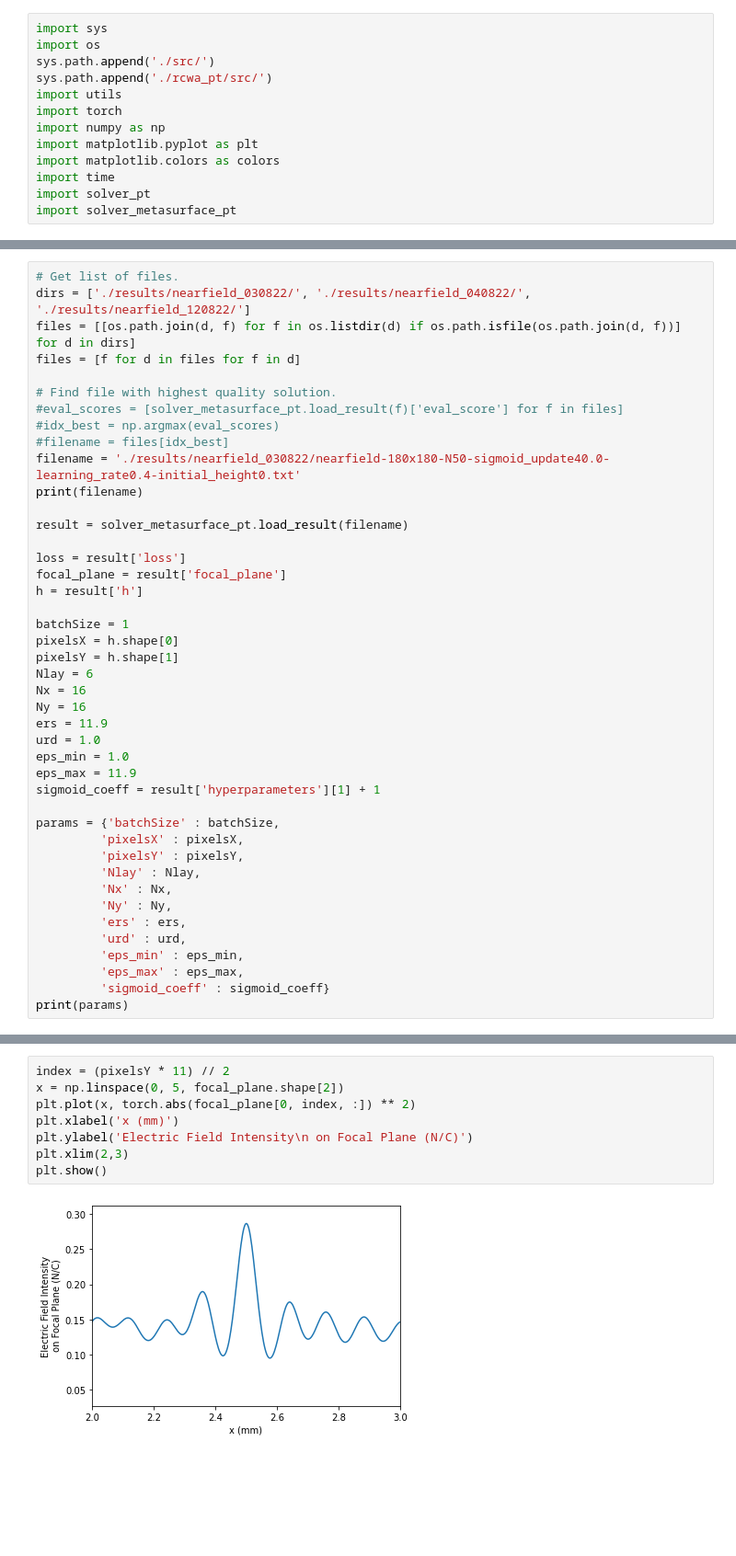
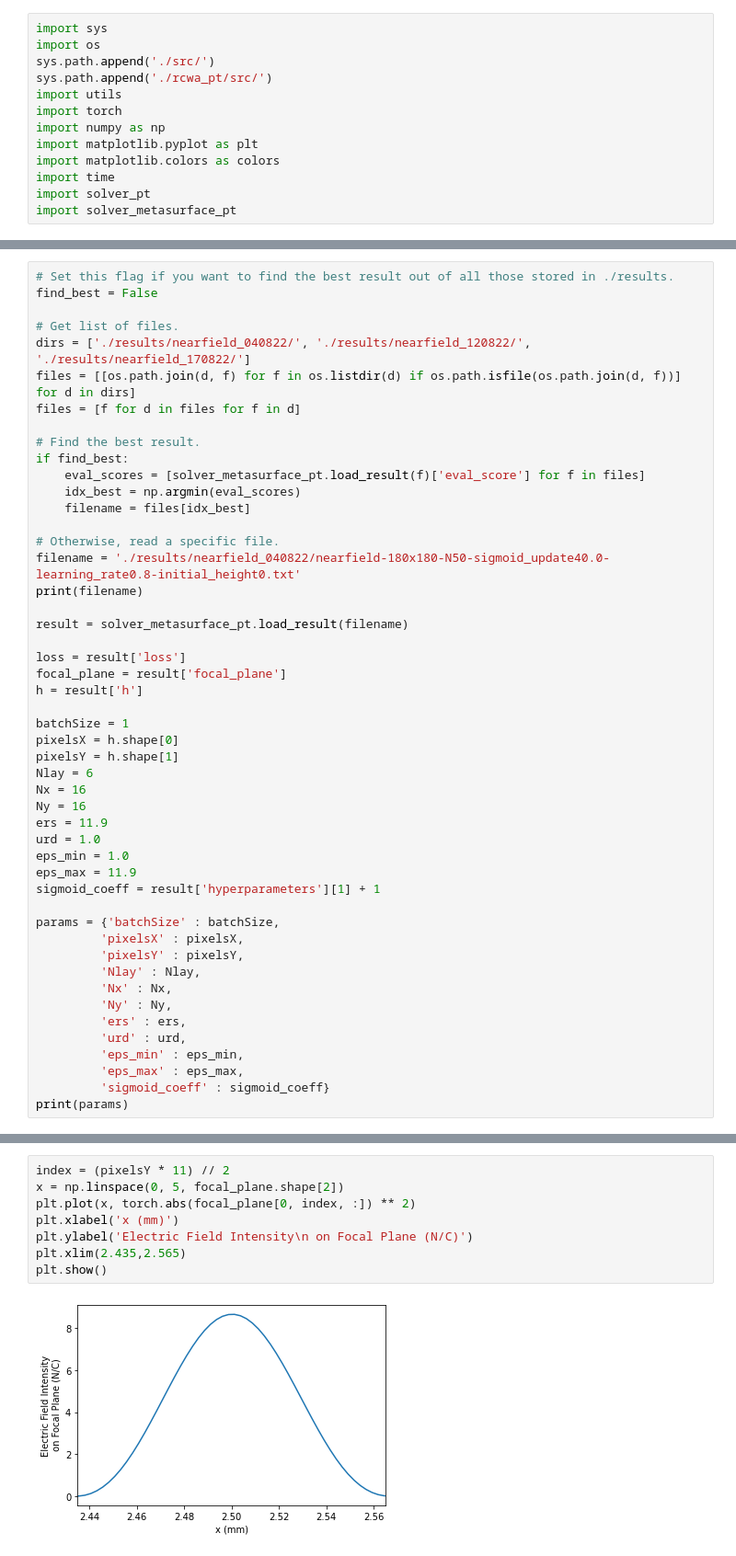
Before and after one commit to deveringham/metalens_optimization, a Jupyter notebook: read_results_nearfield.ipynb, the cells around one changed output, grey strips where cells are left out. Shown: that part at 92% size. Saved outputs shown, nothing was run; the diff lists cells and outputs as text; blank space fills up the shorter version.

```diff
--- a/read_results_nearfield.ipynb
+++ b/read_results_nearfield.ipynb
@@ -14,14 +19,20 @@ import solver_metasurface_pt
 # %%
+# Set this flag if you want to find the best result out of all those stored in ./results.
+find_best = False
+
 # Get list of files.
-dirs = ['./results/nearfield_030822/', './results/nearfield_040822/', './results/nearfield_120822/']
+dirs = ['./results/nearfield_040822/', './results/nearfield_120822/', './results/nearfield_170822/']
 files = [[os.path.join(d, f) for f in os.listdir(d) if os.path.isfile(os.path.join(d, f))] for d in dirs]
 files = [f for d in files for f in d]
 
-# Find file with highest quality solution.
-#eval_scores = [solver_metasurface_pt.load_result(f)['eval_score'] for f in files]
-#idx_best = np.argmax(eval_scores)
-#filename = files[idx_best]
-filename = './results/nearfield_030822/nearfield-180x180-N50-sigmoid_update40.0-learning_rate0.4-initial_height0.txt'
+# Find the best result.
+if find_best:
+    eval_scores = [solver_metasurface_pt.load_result(f)['eval_score'] for f in files]
+    idx_best = np.argmin(eval_scores)
+    filename = files[idx_best]
+
+# Otherwise, read a specific file.
+filename = './results/nearfield_040822/nearfield-180x180-N50-sigmoid_update40.0-learning_rate0.8-initial_height0.txt'
 print(filename)
 
 result = solver_metasurface_pt.load_result(filename)
@@ -75,13 +90,13 @@ plt.colorbar()
 # %%
 index = (pixelsY * 11) // 2
 x = np.linspace(0, 5, focal_plane.shape[2])
 plt.plot(x, torch.abs(focal_plane[0, index, :]) ** 2)
 plt.xlabel('x (mm)')
 plt.ylabel('Electric Field Intensity\n on Focal Plane (N/C)')
-plt.xlim(2,3)
+plt.xlim(2.435,2.565)
 plt.show()
 # %% [output]
-[figure, old version]
+[figure, new version]
 # %%
 index = (pixelsX * 11) // 2
 x = np.linspace(0, 5, focal_plane.shape[2])
```
Also changed, not shown: parts of 11 cells of this notebook, 20 other files.
